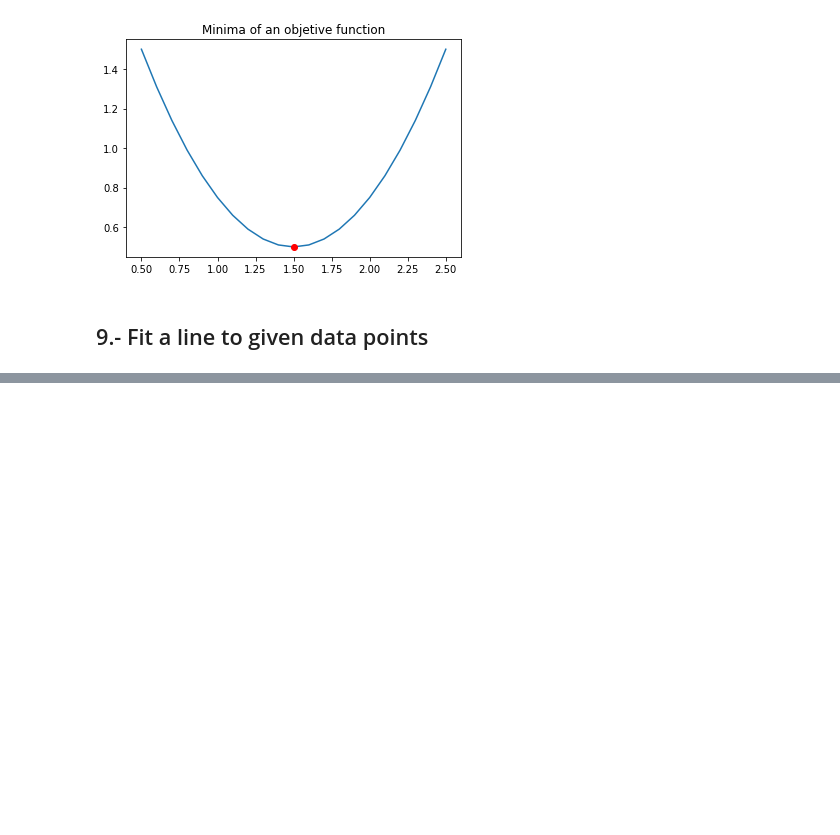
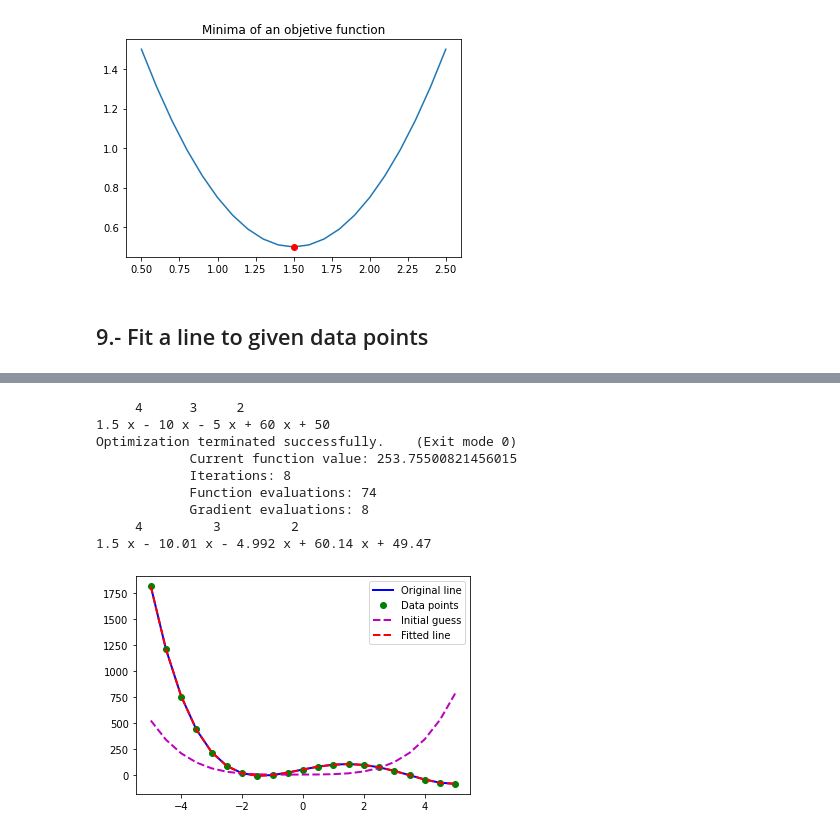
Before and after one commit to juan-ivan-NV/ML_for_Trading, a Jupyter notebook: notebooks/Lesson_9_Optimizers_Building_a_parameterized_model.ipynb, the cells around one changed output, grey strips where cells are left out. Cells and saved outputs as stored; diff of their text form; code cells hidden in the pictures; blank space fills up the shorter version.

```diff
--- a/notebooks/Lesson_9_Optimizers_Building_a_parameterized_model.ipynb
+++ b/notebooks/Lesson_9_Optimizers_Building_a_parameterized_model.ipynb
@@ -73,0 +200,34 @@ def error(line, data):
+# %%
+# Fitting Higher Order Polynomials
+Cguess = np.poly1d([1.5, -10, -5, 60, 50])
+print(Cguess)
+Xorig = np.linspace(-5, 5, 21)
+Yorig = np.polyval(Cguess, Xorig)
+plt.plot(Xorig, Yorig, 'b', linewidth=2.0, label='Original line')
+
+# Generate noisy data points
+noise_sigma = 3.0
+noise = np.random.normal(0, noise_sigma, Yorig.shape)
+data = np.asarray([Xorig, Yorig + noise]).T
+x, y = data[:, 0], data[:, 1]
+plt.plot(x, y, 'go', label='Data points')
+
+# Try to fit a line to this data
+fit_coef = fit_poly(data, error_poly)
+print(fit_coef)
+plt.plot(x, np.polyval(fit_coef, x), 'r--', linewidth=2.0, label='Fitted line')
+
+# Add a legend and show plot
+plt.legend(loc='upper right')
+plt.show()
+# %% [output]
+     4      3     2
+1.5 x - 10 x - 5 x + 60 x + 50
+Optimization terminated successfully.    (Exit mode 0)
+            Current function value: 253.75500821456015
+            Iterations: 8
+            Function evaluations: 74
+            Gradient evaluations: 8
+     4         3         2
+1.5 x - 10.01 x - 4.992 x + 60.14 x + 49.47
+[figure, added]
```
Also changed, not shown: parts of 3 cells of this notebook.
